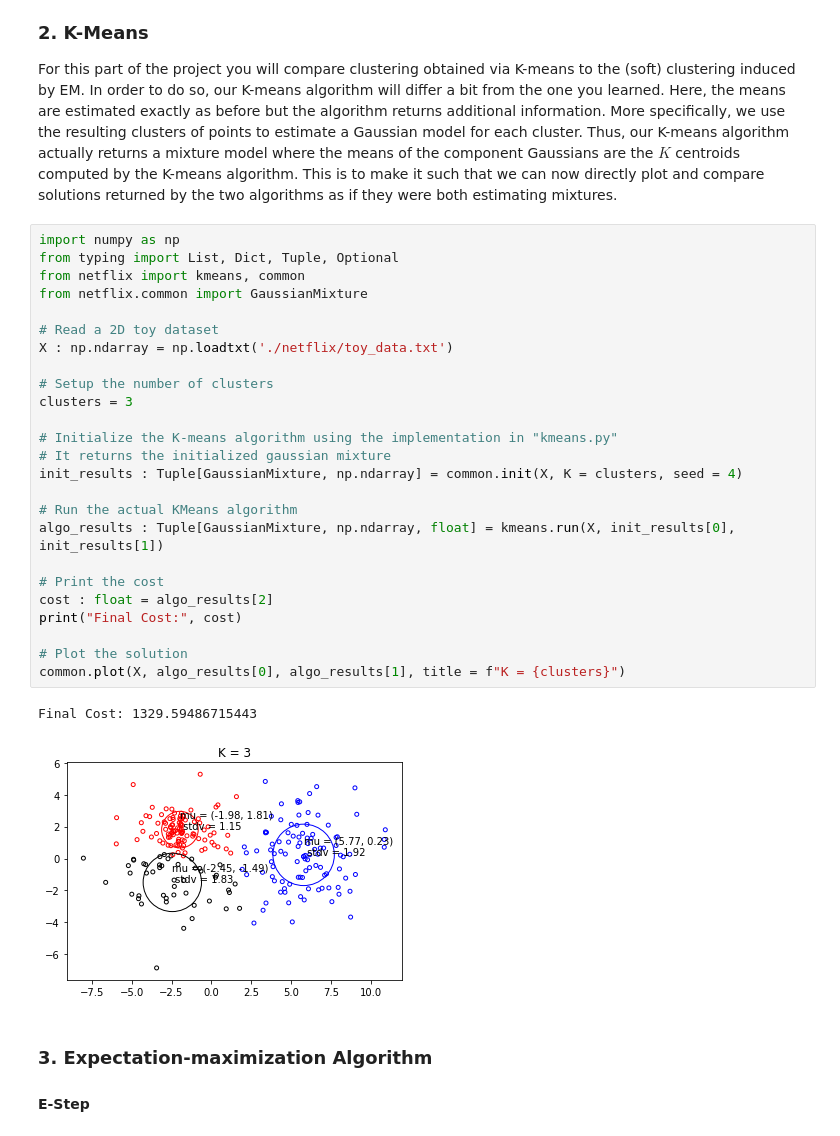
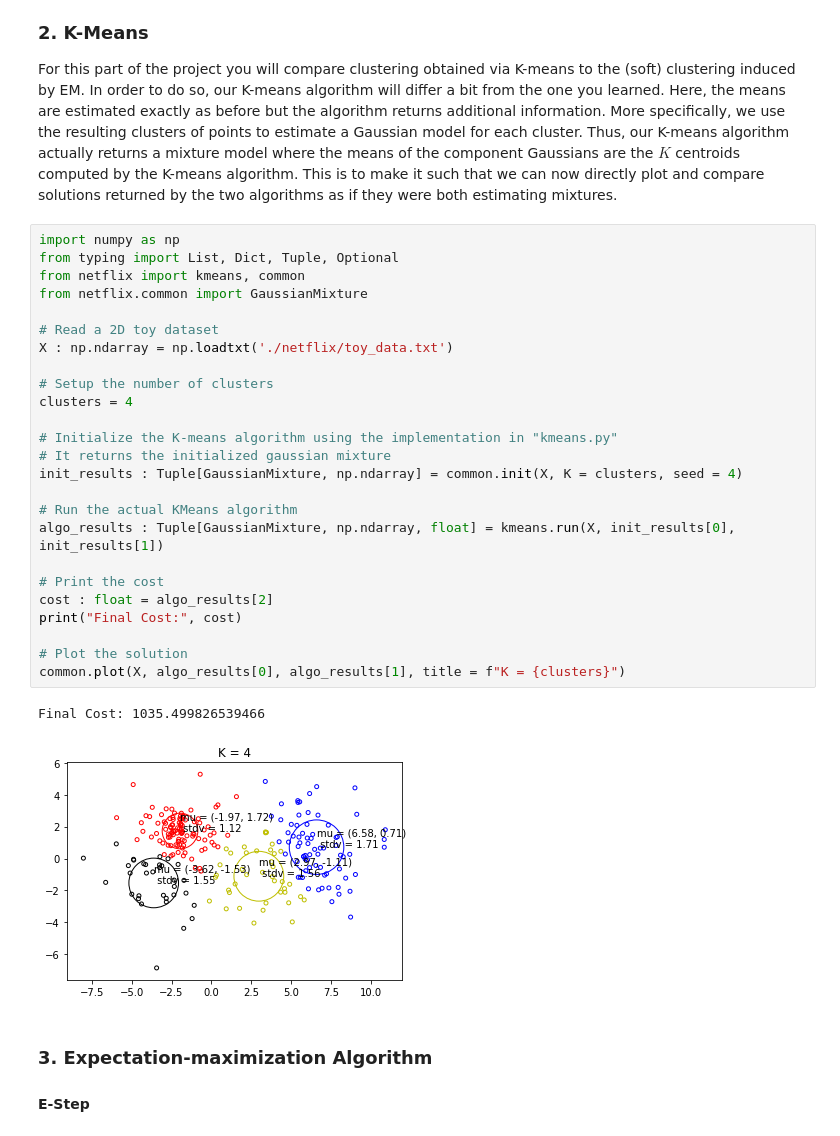
Before and after one commit to eddysanoli-galileo/Machine-Learning-with-Python, a Jupyter notebook: Unit 4/Project 4/Project 4 - Collaborative Filtering.ipynb, the cells around one changed output. Drawn from its saved outputs; the diff is of its cells as text.

```diff
--- a/Unit 4/Project 4/Project 4 - Collaborative Filtering.ipynb
+++ b/Unit 4/Project 4/Project 4 - Collaborative Filtering.ipynb
@@ -7,31 +7,31 @@ For this part of the project you will compare clustering obtained via K-means to
 # %%
 import numpy as np
 from typing import List, Dict, Tuple, Optional
 from netflix import kmeans, common
 from netflix.common import GaussianMixture
 
 # Read a 2D toy dataset
 X : np.ndarray = np.loadtxt('./netflix/toy_data.txt')
 
 # Setup the number of clusters
-clusters = 3
+clusters = 4
 
 # Initialize the K-means algorithm using the implementation in "kmeans.py"
 # It returns the initialized gaussian mixture
 init_results : Tuple[GaussianMixture, np.ndarray] = common.init(X, K = clusters, seed = 4)
 
 # Run the actual KMeans algorithm
 algo_results : Tuple[GaussianMixture, np.ndarray, float] = kmeans.run(X, init_results[0], init_results[1])
 
 # Print the cost
 cost : float = algo_results[2]
 print("Final Cost:", cost)
 
 # Plot the solution
 common.plot(X, algo_results[0], algo_results[1], title = f"K = {clusters}")
 # %% [output]
-Final Cost: 1329.59486715443
+Final Cost: 1035.499826539466
-[figure, old version]
+[figure, new version]
 # %% [markdown]
 ### 3. Expectation-maximization Algorithm
 
```
Also changed, not shown: parts of 10 cells of this notebook, 2 other files.
